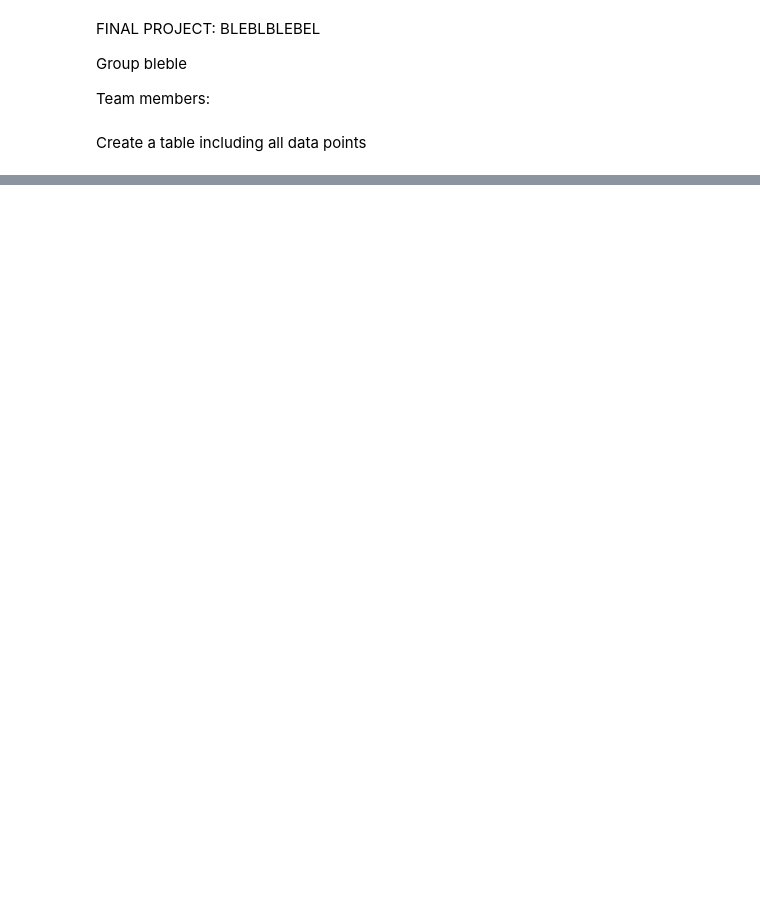
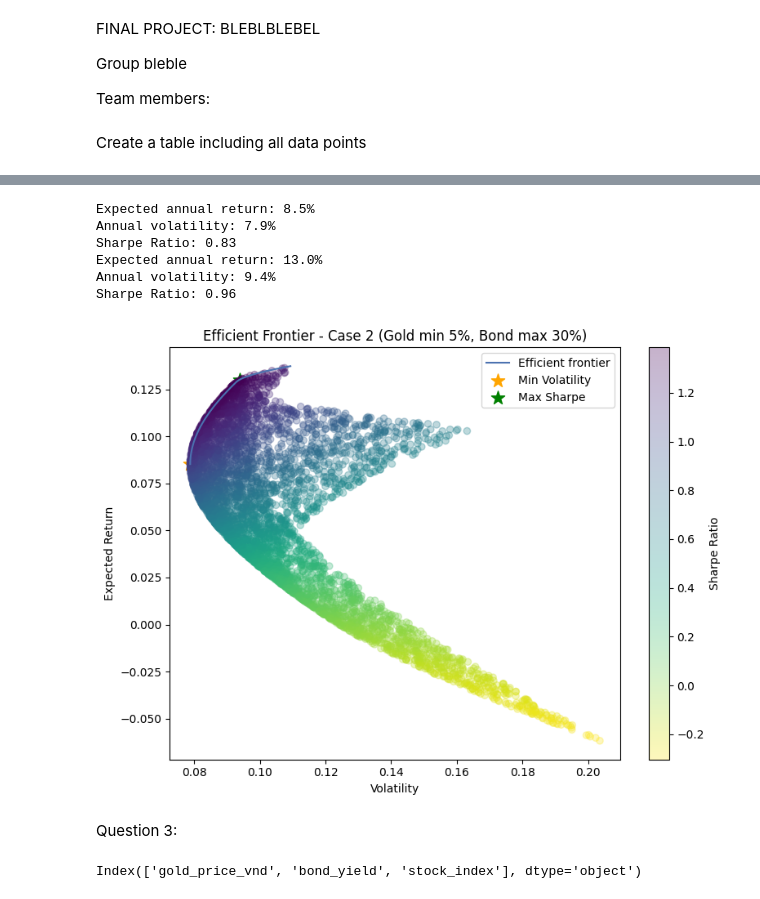
Before and after one commit to nanaaaiya/quanfin_final, a Jupyter notebook: final.ipynb, the cells around one changed output, grey strips where cells are left out. Drawn from its saved outputs; the diff is of its cells as text; code cells hidden in the pictures; blank space fills up the shorter version.

```diff
--- a/final.ipynb
+++ b/final.ipynb
@@ -129,0 +373,49 @@ print(monthly_avg)
+# %%
+
+# ---------------- CASE 2: Gold min & Bond max ----------------
+ef_case2 = EfficientFrontier(mu, Sigma, weight_bounds=(0,1))
+ef_case2.add_constraint(lambda w: w[0] >= 0.05)  # Gold >= 5%
+ef_case2.add_constraint(lambda w: w[1] <= 0.30)  # Bond <= 30%
+
+# Minimum volatility
+ef_min_vol_case2 = ef_case2.deepcopy()
+weights_min_vol_case2 = ef_min_vol_case2.min_volatility()
+ret_min_vol2, std_min_vol2, _ = ef_min_vol_case2.portfolio_performance(verbose=True)
+
+# Maximum Sharpe ratio
+ef_max_sharpe_case2 = ef_case2.deepcopy()
+weights_max_sharpe_case2 = ef_max_sharpe_case2.max_sharpe(risk_free_rate=0.04)
+ret_max_sharpe2, std_max_sharpe2, _ = ef_max_sharpe_case2.portfolio_performance(verbose=True)
+
+# ---------------- PLOT CASE 2 ----------------
+fig2, ax2 = plt.subplots(figsize=(8,6))
+plotting.plot_efficient_frontier(ef_case2, ax=ax2, show_assets=False)
+
+# Highlight portfolios
+ax2.scatter(std_min_vol2, ret_min_vol2, marker="*", s=150, c="orange", label="Min Volatility")
+ax2.scatter(std_max_sharpe2, ret_max_sharpe2, marker="*", s=150, c="green", label="Max Sharpe")
+
+# Random portfolios
+sc2 = ax2.scatter(stds_random, rets_random, c=sharpes_random, cmap="viridis_r", alpha=0.3)
+cbar2 = plt.colorbar(sc2, ax=ax2)
+cbar2.set_label("Sharpe Ratio")
+ax2.set_xlabel("Volatility")
+ax2.set_ylabel("Expected Return")
+ax2.set_title("Efficient Frontier - Case 2 (Gold min 5%, Bond max 30%)")
+ax2.legend()
+plt.tight_layout()
+plt.show()
+# %% [output]
+Expected annual return: 8.5%
+Annual volatility: 7.9%
+Sharpe Ratio: 0.83
+Expected annual return: 13.0%
+Annual volatility: 9.4%
+Sharpe Ratio: 0.96
+[figure, added]
+# %% [markdown]
+Question 3:
+# %%
+print(df.columns)
+# %% [output]
+Index(['gold_price_vnd', 'bond_yield', 'stock_index'], dtype='object')
```
Also changed, not shown: parts of 20 cells of this notebook.
